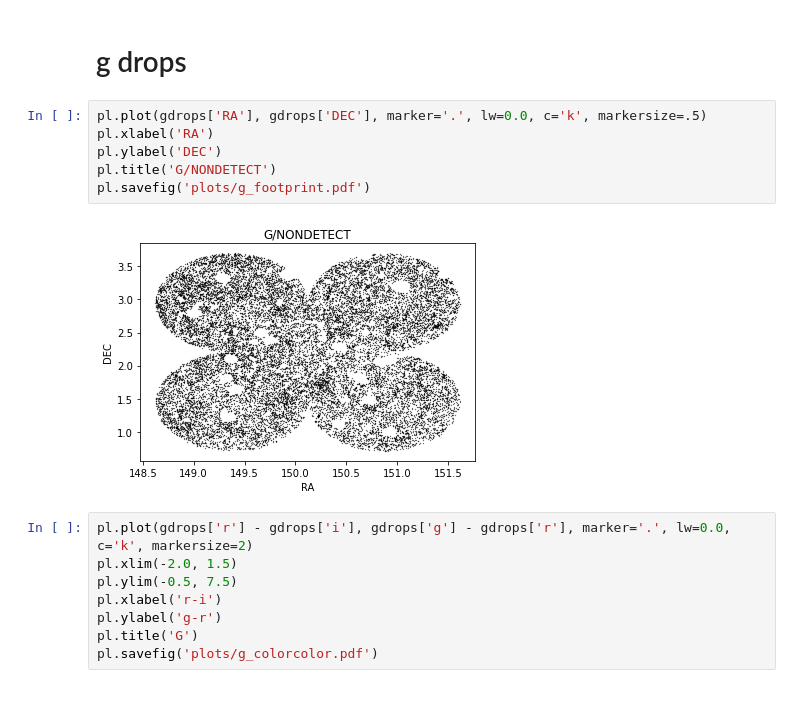
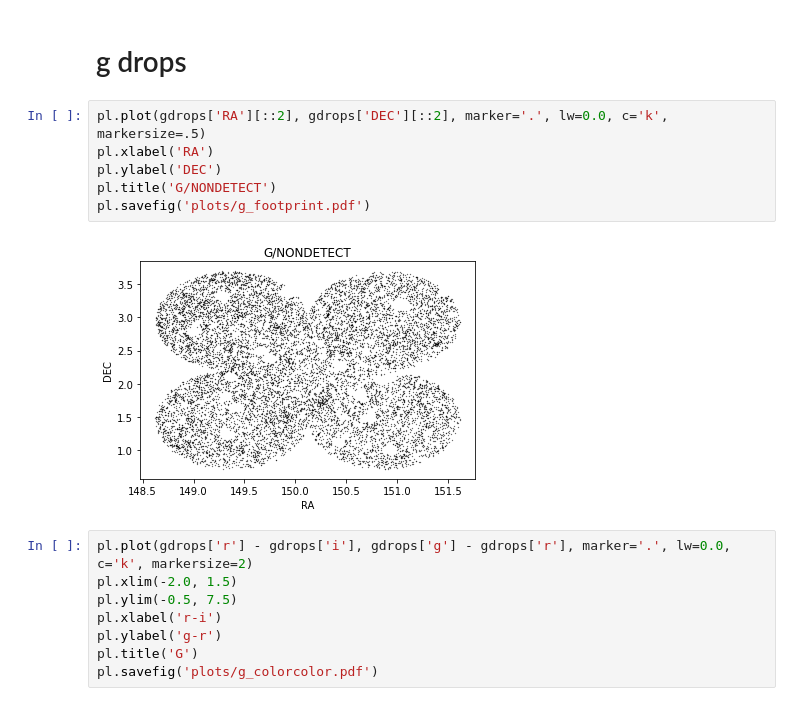
Before and after one commit to michaelJwilson/DESILBG, a Jupyter notebook: gold/vet.ipynb, the cells around one changed output. Cells and saved outputs as stored; diff of their text form.

```diff
--- a/gold/vet.ipynb
+++ b/gold/vet.ipynb
@@ -213,13 +213,13 @@ np.mean(tmg['Z_BC03'] < 1.5)
 # %% [markdown]
 # g drops
 # %%
-pl.plot(gdrops['RA'], gdrops['DEC'], marker='.', lw=0.0, c='k', markersize=.5)
+pl.plot(gdrops['RA'][::2], gdrops['DEC'][::2], marker='.', lw=0.0, c='k', markersize=.5)
 pl.xlabel('RA')
 pl.ylabel('DEC')
 pl.title('G/NONDETECT')
 pl.savefig('plots/g_footprint.pdf')
 # %% [output]
-[figure, old version]
+[figure, new version]
 # %%
 pl.plot(gdrops['r'] - gdrops['i'], gdrops['g'] - gdrops['r'], marker='.', lw=0.0, c='k', markersize=2)
 pl.xlim(-2.0, 1.5)
```
Also changed, not shown: 21 other files.
